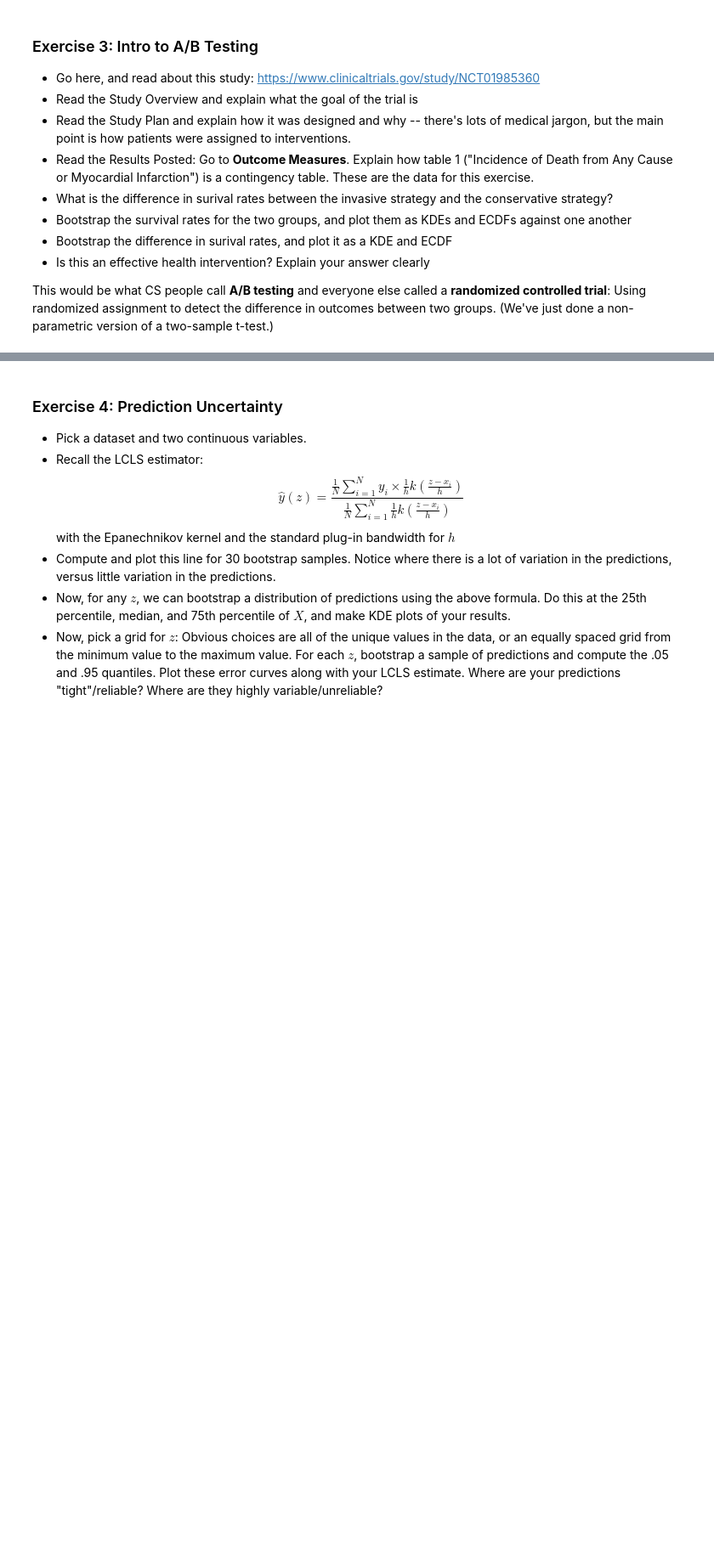
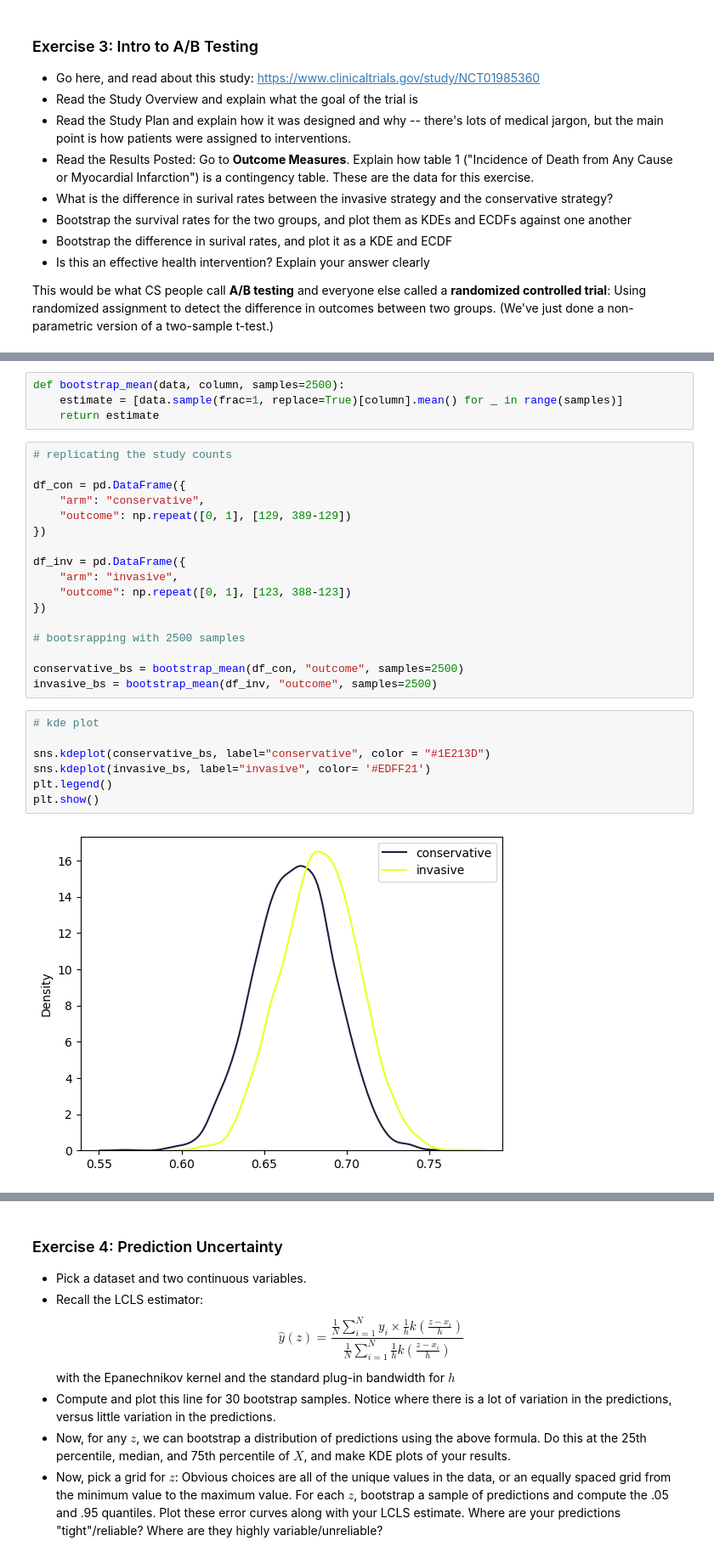
Before and after one commit to crwhittington/DS5030_assignment1, a Jupyter notebook: assignment1/assignment_4.ipynb, the cells around one changed output, grey strips where cells are left out. Shown: that part at 85% size. Drawn from its saved outputs; the diff is of its cells as text; blank space fills up the shorter version.

```diff
--- a/assignment1/assignment_4.ipynb
+++ b/assignment1/assignment_4.ipynb
@@ -87,0 +102,30 @@ This would be what CS people call **A/B testing** and everyone else called a **r
+# %%
+def bootstrap_mean(data, column, samples=2500):
+    estimate = [data.sample(frac=1, replace=True)[column].mean() for _ in range(samples)]
+    return estimate
+# %%
+# replicating the study counts
+
+df_con = pd.DataFrame({
+    "arm": "conservative",
+    "outcome": np.repeat([0, 1], [129, 389-129])
+})
+
+df_inv = pd.DataFrame({
+    "arm": "invasive",
+    "outcome": np.repeat([0, 1], [123, 388-123])
+})
+
+# bootsrapping with 2500 samples
+
+conservative_bs = bootstrap_mean(df_con, "outcome", samples=2500)
+invasive_bs = bootstrap_mean(df_inv, "outcome", samples=2500)
+# %%
+# kde plot
+
+sns.kdeplot(conservative_bs, label="conservative", color = "#1E213D")
+sns.kdeplot(invasive_bs, label="invasive", color= '#EDFF21')
+plt.legend()
+plt.show()
+# %% [output]
+[figure, added]
```
Also changed, not shown: parts of 3 cells of this notebook.
